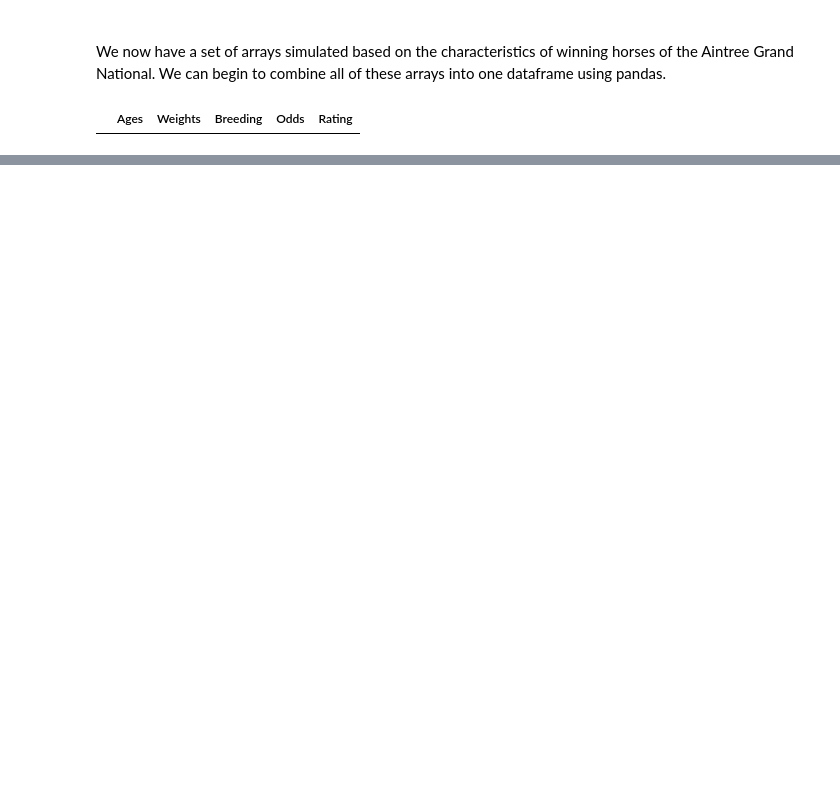
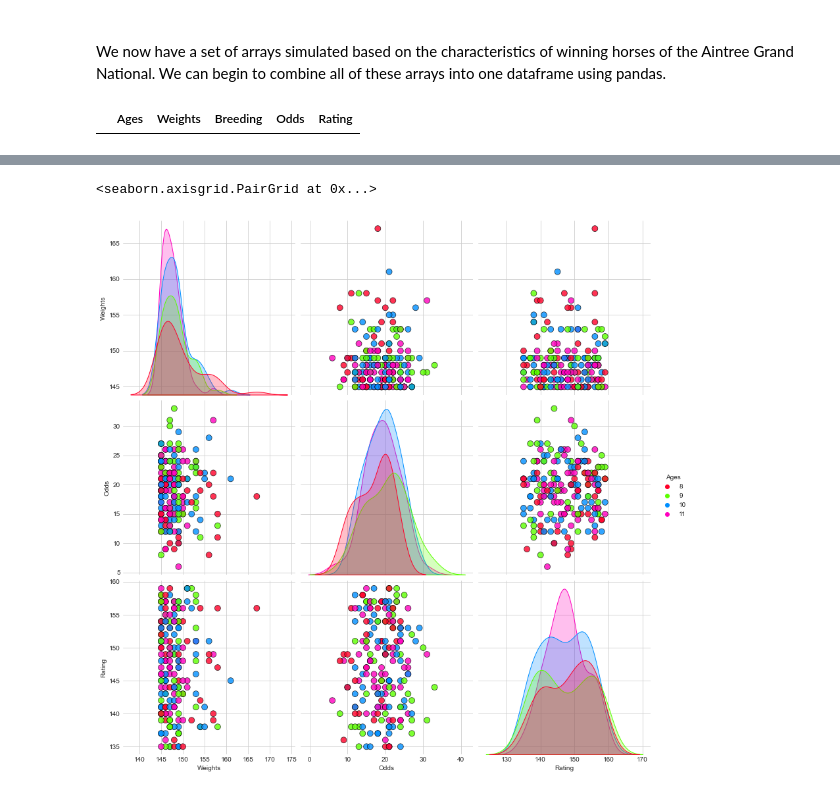
Before and after one commit to G00398275/PFDA-Simulate, a Jupyter notebook: Simulate.ipynb, the cells around one changed output, grey strips where cells are left out. Saved outputs shown, nothing was run; the diff lists cells and outputs as text; code cells hidden in the pictures; blank space fills up the shorter version.

Commit message:
Added pairplot and heatmap to grand national

```diff
--- a/Simulate.ipynb
+++ b/Simulate.ipynb
@@ -425,0 +468,10 @@ national
+# %%
+# Using pairplot function to visually assess if there are variables
+# that are correlating with each other
+# Note: Breeding is again excluded as it is non-numerical
+sns.pairplot(national, hue = 'Ages', diag_kind = 'kde',
+             plot_kws = {'alpha': 0.8, 's': 80, 'edgecolor': 'black'},
+            height = 4, palette = 'gist_rainbow')
+# %% [output]
+<seaborn.axisgrid.PairGrid at 0x...>
+[figure, added]
```
Also changed, not shown: parts of 21 cells of this notebook, 1 other file.
